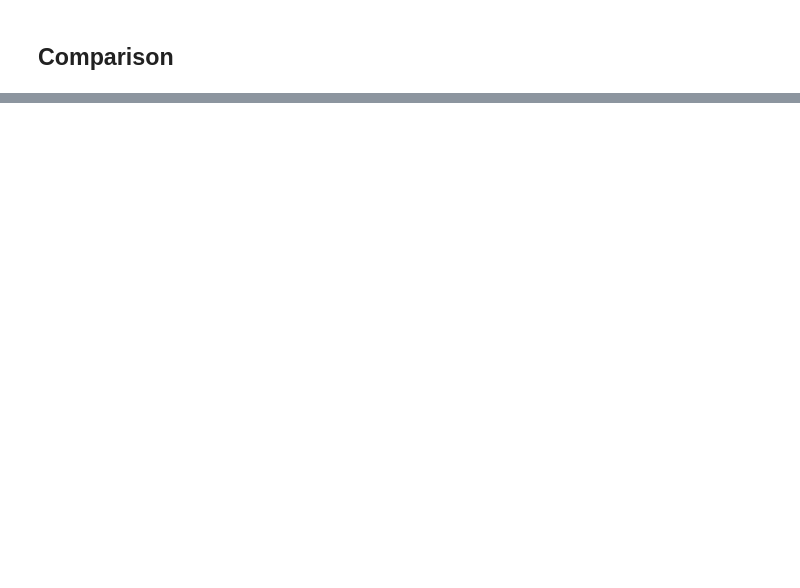
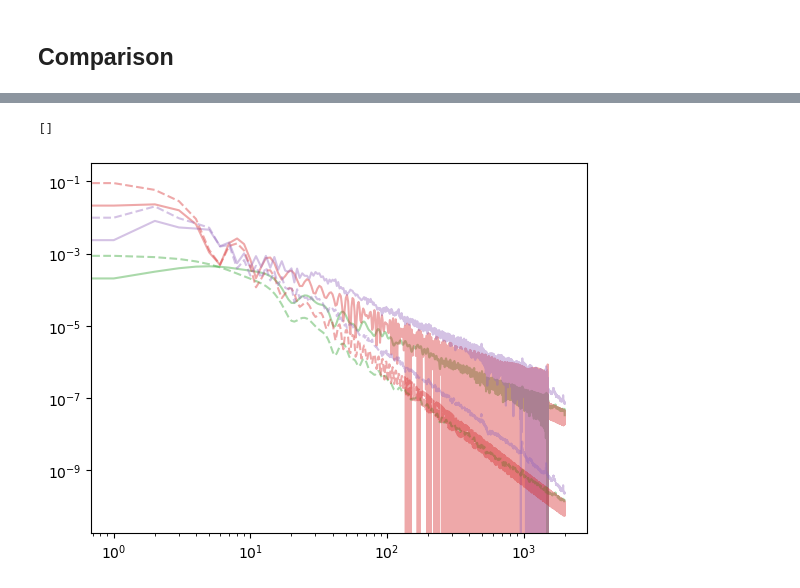
Before and after one commit to JaimeRZP/GLASS_cov_challenge, a Jupyter notebook: unmixing_comparison.ipynb, the cells around one changed output, grey strips where cells are left out. Drawn from its saved outputs; the diff is of its cells as text; code cells hidden in the pictures; blank space fills up the shorter version.

```diff
--- a/unmixing_comparison.ipynb
+++ b/unmixing_comparison.ipynb
@@ -84,0 +165,46 @@ Error:
+# %%
+mixmat = rr2_mixmat["POS", "POS", 1, 1].array
+inv_mixmat = np.linalg.pinv(mixmat, rtol=rtol)
+_mixmat = mixmat @ inv_mixmat @ mixmat
+cls_m = _mixmat[0, :]
+_cls_m = np.zeros((4, len(cls_m)))
+_cls_m[0, :] = cls_m
+_wwm = heracles.transforms.cl2corr(_cls_m.T).T
+_rr2_mask_corr = 1/_wwm[0]
+_rr2_cls_m = cls_m
+rr2_cls_m = heracles.read(f"/home/jaimerzp/Documents/UCL/GLASS_cov_challenge/rr2/cls/cls_mask_lmax_{lmax_mask}.fits")["VIS", "VIS", 1, 1]
+# %%
+mixmat = patch_mixmat["POS", "POS", 1, 1].array
+inv_mixmat = np.linalg.pinv(mixmat, rtol=rtol)
+_mixmat = mixmat @ inv_mixmat @ mixmat
+cls_m = _mixmat[0, :]
+_cls_m = np.zeros((4, len(cls_m)))
+_cls_m[0, :] = cls_m
+_wwm = heracles.transforms.cl2corr(_cls_m.T).T
+_patch_mask_corr = 1/_wwm[0]
+_patch_cls_m = cls_m
+patch_cls_m = heracles.read(f"/home/jaimerzp/Documents/UCL/GLASS_cov_challenge/patch/cls/cls_mask_lmax_{lmax_mask}.fits")["VIS", "VIS", 1, 1]
+# %%
+mixmat = dr1_mixmat["POS", "POS", 1, 1].array
+inv_mixmat = np.linalg.pinv(mixmat, rtol=rtol)
+_mixmat = mixmat @ inv_mixmat @ mixmat
+cls_m = _mixmat[0, :]
+_cls_m = np.zeros((4, len(cls_m)))
+_cls_m[0, :] = cls_m
+_wwm = heracles.transforms.cl2corr(_cls_m.T).T
+_dr1_mask_corr = 1/_wwm[0]
+_dr1_cls_m = cls_m
+dr1_cls_m = heracles.read(f"/home/jaimerzp/Documents/UCL/GLASS_cov_challenge/dr1/cls/cls_mask_lmax_{lmax_mask}.fits")["VIS", "VIS", 1, 1]
+# %%
+plt.plot(_rr2_cls_m, 'C2-', alpha=0.4, label='DR1 mask')
+plt.plot(_patch_cls_m, 'C3-', alpha=0.4, label='RR2 mask')
+plt.plot(_dr1_cls_m, 'C4-', alpha=0.4, label='Patch mask')
+
+plt.plot(rr2_cls_m, 'C2--', alpha=0.4)
+plt.plot(patch_cls_m, 'C3--', alpha=0.4)
+plt.plot(dr1_cls_m, 'C4--', alpha=0.4)
+
+plt.loglog()
+# %% [output]
+[]
+[figure, added]
```
Also changed, not shown: parts of 34 cells of this notebook, 5 other files.
